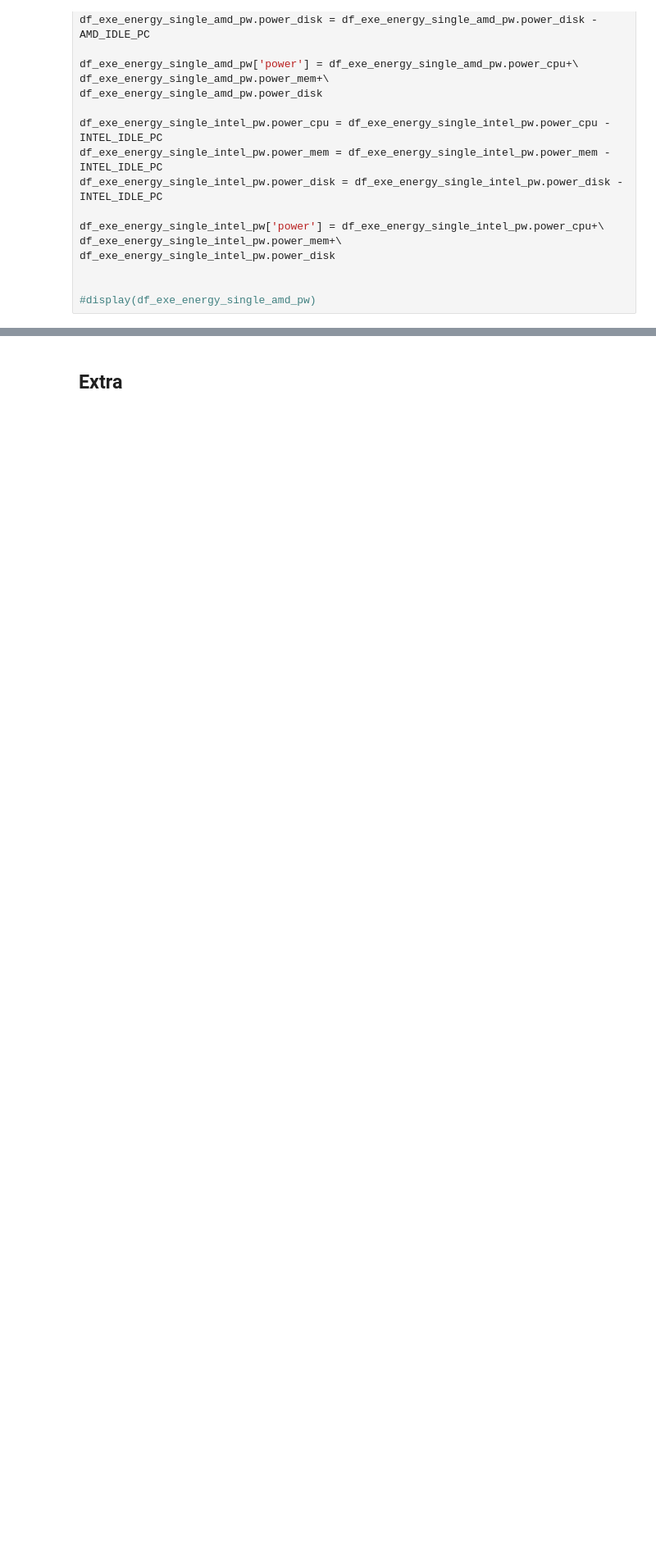
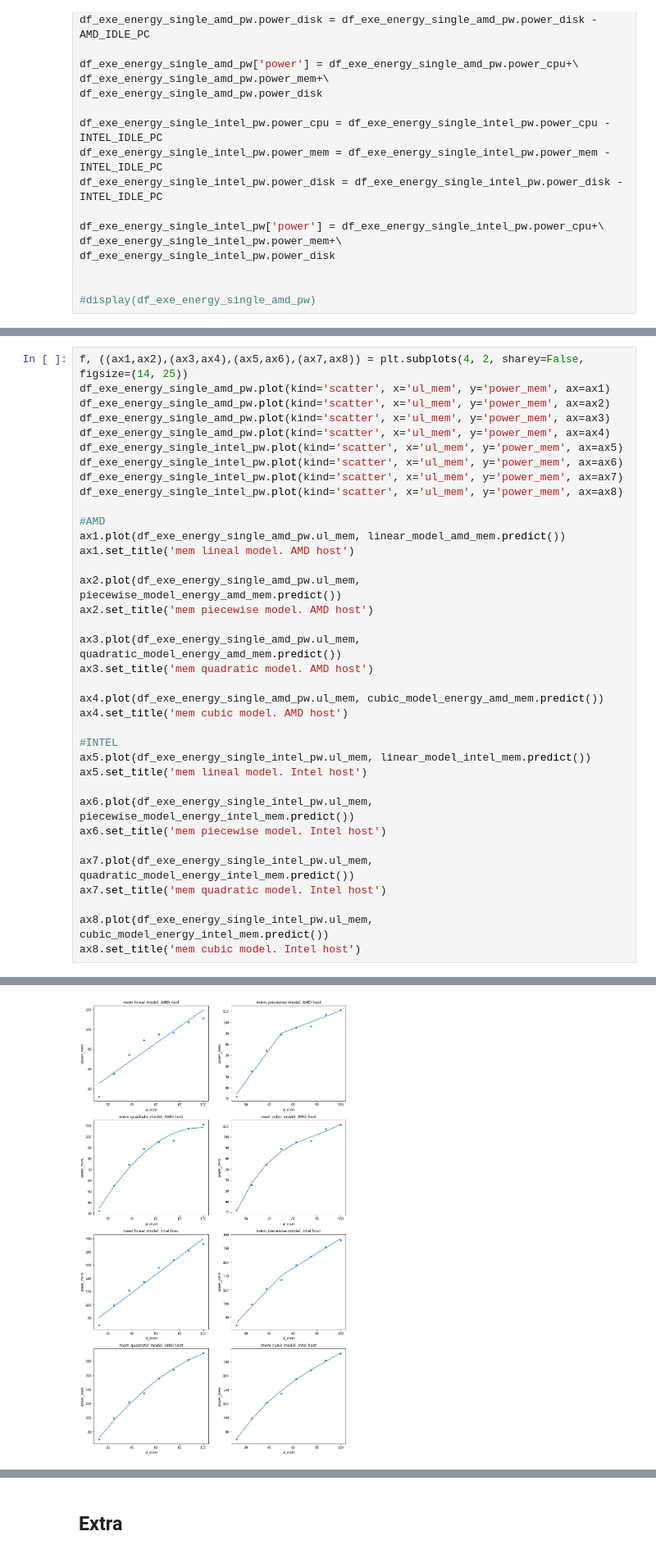
Before and after one commit to jonathan-murana/notebook, a Jupyter notebook: milab.ipynb, the cells around one changed output, grey strips where cells are left out. Shown at 82% size. Drawn from its saved outputs; the diff is of its cells as text; blank space fills up the shorter version.

```diff
--- a/milab.ipynb
+++ b/milab.ipynb
@@ -2083,0 +1604,37 @@ This notebook presented detailed python scripts for proccesing output files of p
+# %%
+f, ((ax1,ax2),(ax3,ax4),(ax5,ax6),(ax7,ax8)) = plt.subplots(4, 2, sharey=False, figsize=(14, 25))
+df_exe_energy_single_amd_pw.plot(kind='scatter', x='ul_mem', y='power_mem', ax=ax1)
+df_exe_energy_single_amd_pw.plot(kind='scatter', x='ul_mem', y='power_mem', ax=ax2)
+df_exe_energy_single_amd_pw.plot(kind='scatter', x='ul_mem', y='power_mem', ax=ax3)
+df_exe_energy_single_amd_pw.plot(kind='scatter', x='ul_mem', y='power_mem', ax=ax4)
+df_exe_energy_single_intel_pw.plot(kind='scatter', x='ul_mem', y='power_mem', ax=ax5)
+df_exe_energy_single_intel_pw.plot(kind='scatter', x='ul_mem', y='power_mem', ax=ax6)
+df_exe_energy_single_intel_pw.plot(kind='scatter', x='ul_mem', y='power_mem', ax=ax7)
+df_exe_energy_single_intel_pw.plot(kind='scatter', x='ul_mem', y='power_mem', ax=ax8)
+
+#AMD
+ax1.plot(df_exe_energy_single_amd_pw.ul_mem, linear_model_amd_mem.predict())
+ax1.set_title('mem lineal model. AMD host')
+
+ax2.plot(df_exe_energy_single_amd_pw.ul_mem, piecewise_model_energy_amd_mem.predict())
+ax2.set_title('mem piecewise model. AMD host')
+
+ax3.plot(df_exe_energy_single_amd_pw.ul_mem, quadratic_model_energy_amd_mem.predict())
+ax3.set_title('mem quadratic model. AMD host')
+
+ax4.plot(df_exe_energy_single_amd_pw.ul_mem, cubic_model_energy_amd_mem.predict())
+ax4.set_title('mem cubic model. AMD host')
+
+#INTEL
+ax5.plot(df_exe_energy_single_intel_pw.ul_mem, linear_model_intel_mem.predict())
+ax5.set_title('mem lineal model. Intel host')
+
+ax6.plot(df_exe_energy_single_intel_pw.ul_mem, piecewise_model_energy_intel_mem.predict())
+ax6.set_title('mem piecewise model. Intel host')
+
+ax7.plot(df_exe_energy_single_intel_pw.ul_mem, quadratic_model_energy_intel_mem.predict())
+ax7.set_title('mem quadratic model. Intel host')
+
+ax8.plot(df_exe_energy_single_intel_pw.ul_mem, cubic_model_energy_intel_mem.predict())
+ax8.set_title('mem cubic model. Intel host')
+# %% [output]
@@ -2083,0 +1642 @@ This notebook presented detailed python scripts for proccesing output files of p
+[figure, added]
```
Also changed, not shown: parts of 136 cells of this notebook.
